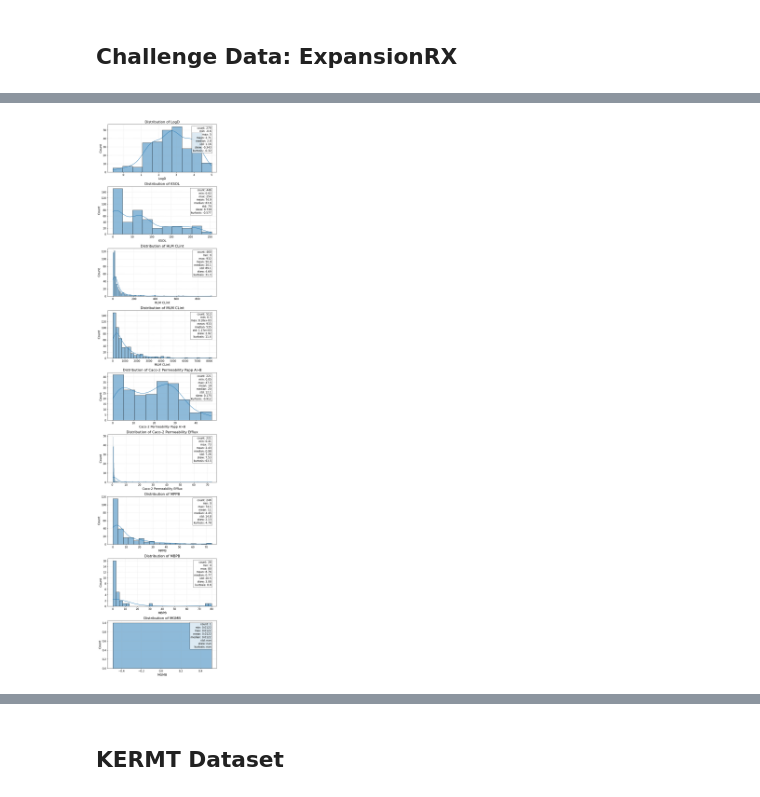
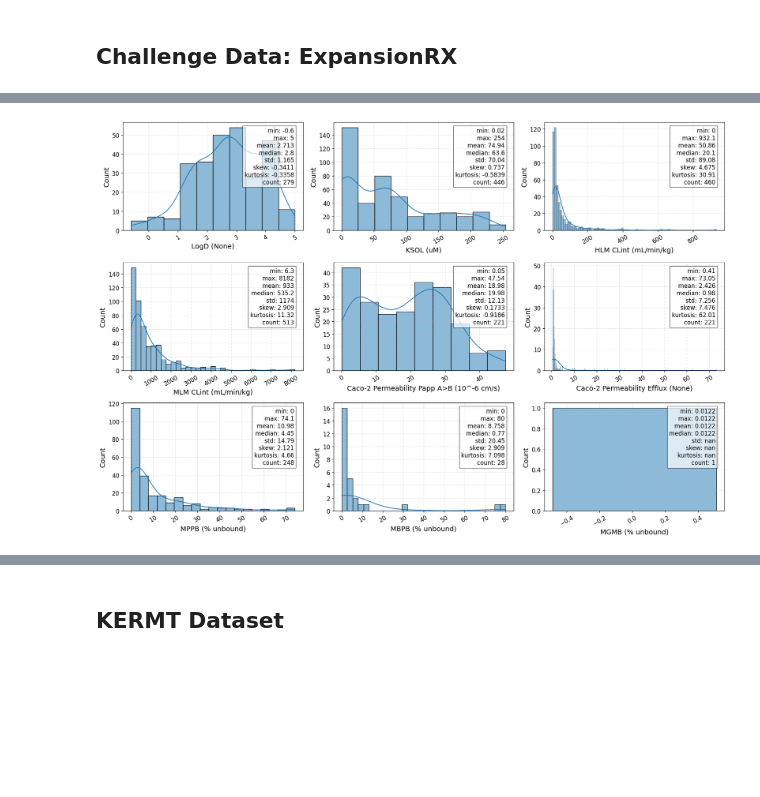
Before and after one commit to alec-glisman/OpenADMET-ExpansionRx-Blind-Challenge, a Jupyter notebook: notebooks/exploratory_data_analysis.ipynb, the cells around one changed output, grey strips where cells are left out. Cells and saved outputs as stored; diff of their text form; code cells hidden in the pictures; blank space fills up the shorter version.

```diff
--- a/notebooks/exploratory_data_analysis.ipynb
+++ b/notebooks/exploratory_data_analysis.ipynb
@@ -33,5 +83,20 @@ if not base_data_dir.exists():
 # %%
+# load data
 df_expansionrx_teaser = pd.read_csv(base_data_dir / "ExpansionRX/expansion_teaser.csv")
+
+# rename cols to have units
+df_expansionrx_teaser.rename(
+    columns={k: f"{k} {v}" for k, v in cols_with_units.items()},
+    inplace=True,
+)
+
+# drop rows with invalid SMILES
+df_expansionrx_teaser["SMILES"] = df_expansionrx_teaser["SMILES"].apply(canonicalize_smiles)
+n_none_smiles = df_expansionrx_teaser["SMILES"].isnull().sum()
+if n_none_smiles > 0:
+    logger.warning(f"Dropping {n_none_smiles} rows with invalid SMILES")
+    df_expansionrx_teaser.dropna(subset=["SMILES"], inplace=True)
+    df_expansionrx_teaser.reset_index(drop=True, inplace=True)
 
 logger.info(f"Dataframe shape: {df_expansionrx_teaser.shape}")
 logger.info(f"Dataframe columns: {df_expansionrx_teaser.columns.tolist()}")
@@ -66,31 +147,37 @@ def calc_stats(series: Series) -> str:
 # %%
-# Plot distributions for each numeric column with summary statistics
+# Plot distributions for each numeric column with summary statistics in a 3-column grid
 numeric_cols = df_expansionrx_teaser.select_dtypes(include=["number"]).columns
-fig, axes = plt.subplots(len(numeric_cols), 1, figsize=(8, 4 * len(numeric_cols)))
+n_cols = 3
+n_rows = int(np.ceil(len(numeric_cols) / n_cols))
+
+fig, axes = plt.subplots(n_rows, n_cols, figsize=(6 * n_cols, 4 * n_rows))
+axes = axes.flatten()
+i = -1
 for i, col in enumerate(numeric_cols):
-    ax = axes[i] if len(numeric_cols) > 1 else axes
+    ax = axes[i]
     sns.histplot(df_expansionrx_teaser[col], kde=True, ax=ax)
     stat_text = calc_stats(df_expansionrx_teaser[col])
-    ax.set_title(f"Distribution of {col}", fontsize=16)
     ax.set_xlabel(col, fontsize=14)
     ax.set_ylabel("Count", fontsize=14)
     ax.grid(True, linestyle=":", alpha=0.7)
-    ax.tick_params(axis='x', labelsize=12)
+    ax.tick_params(axis='x', labelrotation=30, labelsize=12)
     ax.tick_params(axis='y', labelsize=12)
     ax.text(
         0.95,
         0.95,
         stat_text,
         transform=ax.transAxes,
         fontsize=12,
         verticalalignment="top",
         horizontalalignment="right",
         bbox=dict(facecolor="white", alpha=0.7, edgecolor="black"),
     )
+# Hide unused subplots
+for j in range(i + 1, len(axes)):
+    axes[j].axis('off')
 fig.tight_layout()
-plt.show()
 # %% [output]
-[figure, old version]
+[figure, new version]
 # %%
 corr = df_expansionrx_teaser[numeric_cols].corr()
 fig = plt.figure(figsize=(12, 10))
```
Also changed, not shown: parts of 22 cells of this notebook, 1 other file.
